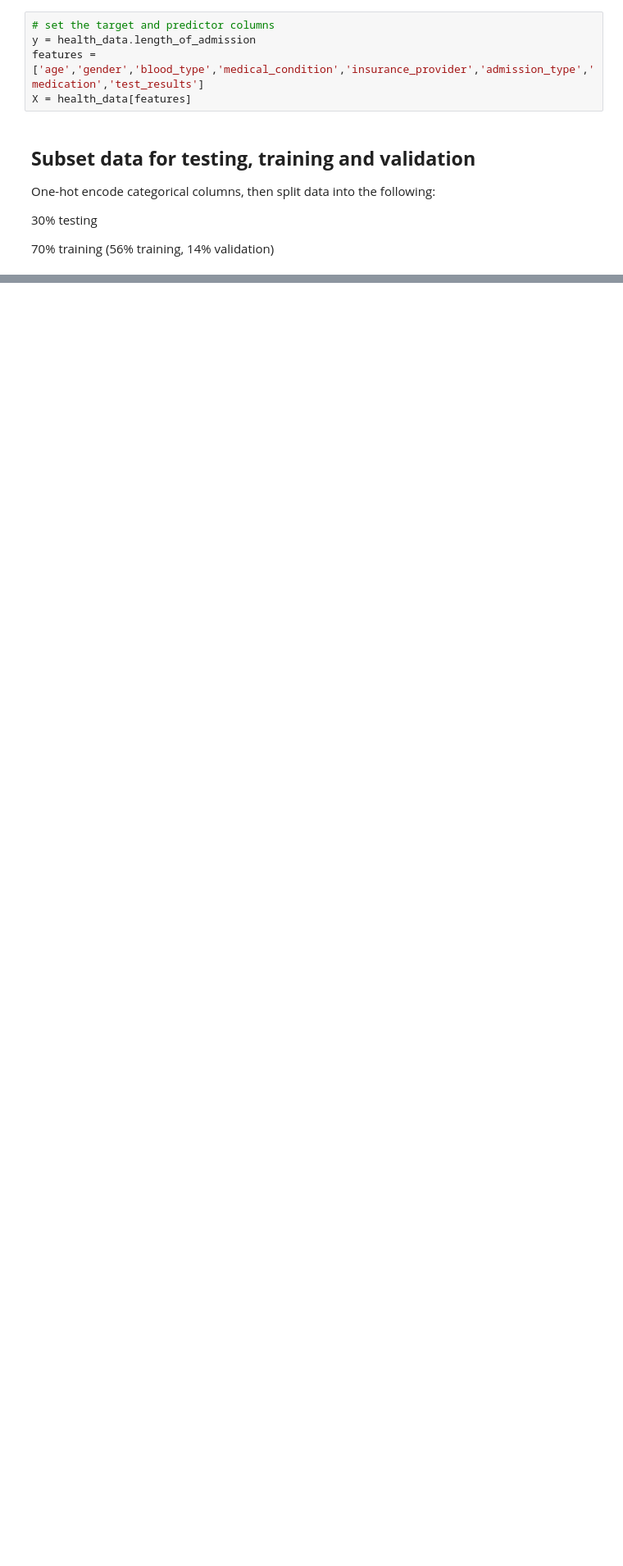
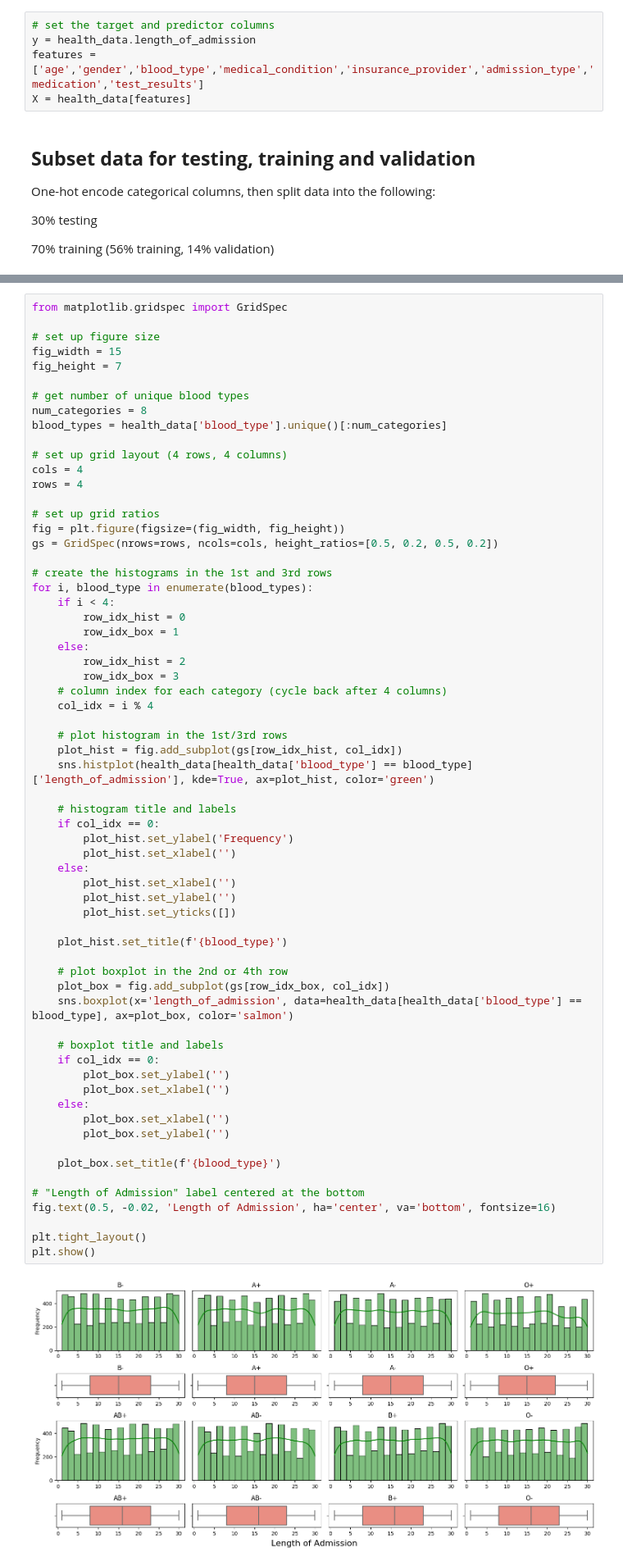
Before and after one commit to kayleewatson/Data-Science-Projects, a Jupyter notebook: healthcare-data.ipynb, the cells around one changed output, grey strips where cells are left out. Shown: that part at 82% size. Cells and saved outputs as stored; diff of their text form; blank space fills up the shorter version.

```diff
--- a/healthcare-data.ipynb
+++ b/healthcare-data.ipynb
@@ -289,0 +278,66 @@ E0000 00:00:1753809435.693023      13 cuda_blas.cc:1418] Unable to register cuBL
+# %%
+from matplotlib.gridspec import GridSpec
+
+# set up figure size
+fig_width = 15
+fig_height = 7
+
+# get number of unique blood types
+num_categories = 8
+blood_types = health_data['blood_type'].unique()[:num_categories]
+
+# set up grid layout (4 rows, 4 columns)
+cols = 4
+rows = 4
+
+# set up grid ratios
+fig = plt.figure(figsize=(fig_width, fig_height))
+gs = GridSpec(nrows=rows, ncols=cols, height_ratios=[0.5, 0.2, 0.5, 0.2])
+
+# create the histograms in the 1st and 3rd rows
+for i, blood_type in enumerate(blood_types):
+    if i < 4:
+        row_idx_hist = 0
+        row_idx_box = 1
+    else:
+        row_idx_hist = 2
+        row_idx_box = 3
+    # column index for each category (cycle back after 4 columns)
+    col_idx = i % 4
+
+    # plot histogram in the 1st/3rd rows
+    plot_hist = fig.add_subplot(gs[row_idx_hist, col_idx])
+    sns.histplot(health_data[health_data['blood_type'] == blood_type]['length_of_admission'], kde=True, ax=plot_hist, color='green')
+
+    # histogram title and labels
+    if col_idx == 0:
+        plot_hist.set_ylabel('Frequency')
+        plot_hist.set_xlabel('')
+    else:
+        plot_hist.set_xlabel('')
+        plot_hist.set_ylabel('')
+        plot_hist.set_yticks([])
+
+    plot_hist.set_title(f'{blood_type}')
+
+    # plot boxplot in the 2nd or 4th row
+    plot_box = fig.add_subplot(gs[row_idx_box, col_idx])
+    sns.boxplot(x='length_of_admission', data=health_data[health_data['blood_type'] == blood_type], ax=plot_box, color='salmon')
+
+    # boxplot title and labels
+    if col_idx == 0:
+        plot_box.set_ylabel('')
+        plot_box.set_xlabel('')
+    else:
+        plot_box.set_xlabel('')
+        plot_box.set_ylabel('')
+
+    plot_box.set_title(f'{blood_type}')
+
+# "Length of Admission" label centered at the bottom
+fig.text(0.5, -0.02, 'Length of Admission', ha='center', va='bottom', fontsize=16)
+
+plt.tight_layout()
+plt.show()
+# %% [output]
+[figure, added]
```
Also changed, not shown: parts of 15 cells of this notebook.
